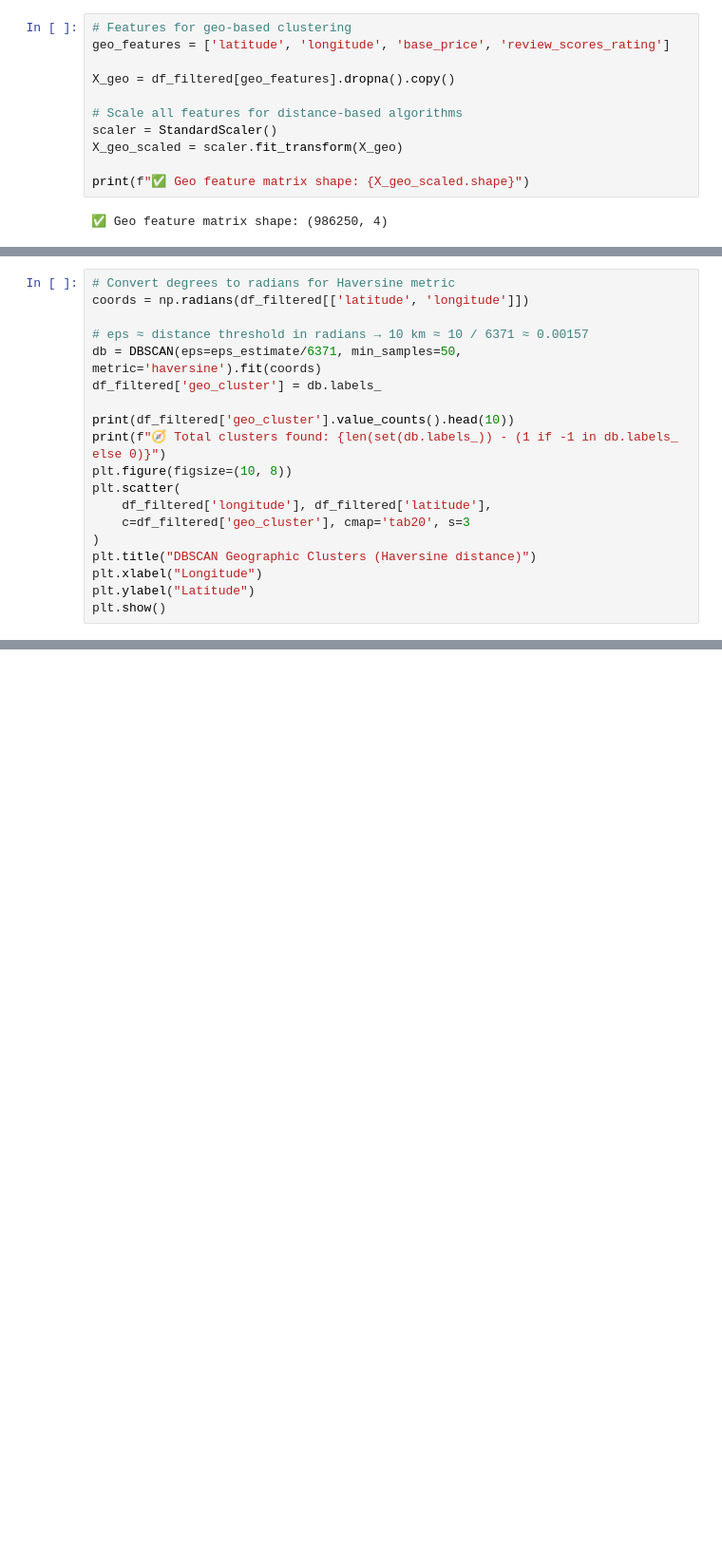
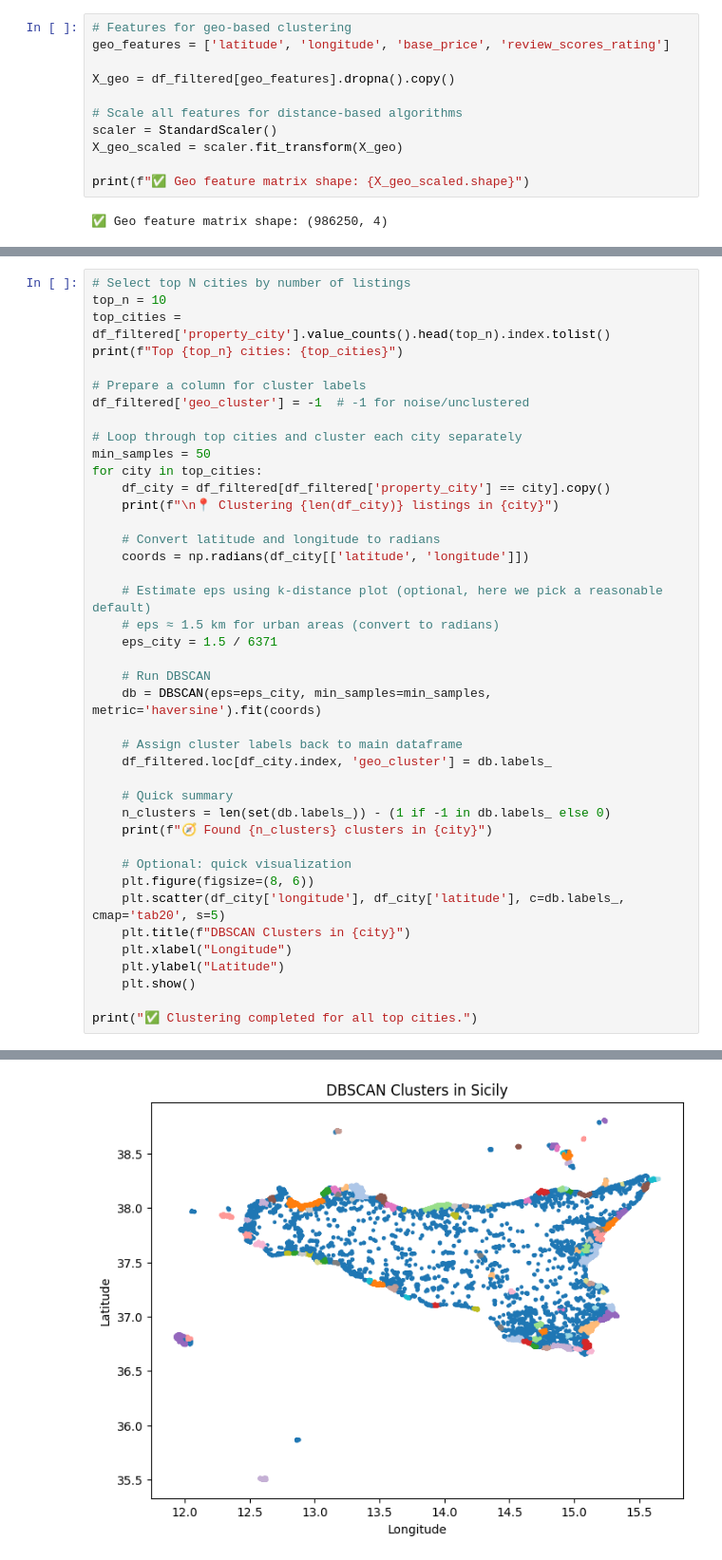
Before and after one commit to YassineEng/EDA-Clustering-Time-series---Regression-Model-Airbnb-Data, a Jupyter notebook: notebooks/02_clustering.ipynb, the cells around one changed output, grey strips where cells are left out. Shown at 95% size. Saved outputs shown, nothing was run; the diff lists cells and outputs as text; blank space fills up the shorter version.

```diff
--- a/notebooks/02_clustering.ipynb
+++ b/notebooks/02_clustering.ipynb
@@ -255,19 +215,0 @@ print(f"💡 Suggested eps for DBSCAN: {eps_estimate:.2f} km")
-# %%
-# Convert degrees to radians for Haversine metric
-coords = np.radians(df_filtered[['latitude', 'longitude']])
-
-# eps ≈ distance threshold in radians → 10 km ≈ 10 / 6371 ≈ 0.00157
-db = DBSCAN(eps=eps_estimate/6371, min_samples=50, metric='haversine').fit(coords)
-df_filtered['geo_cluster'] = db.labels_
-
-print(df_filtered['geo_cluster'].value_counts().head(10))
-print(f"🧭 Total clusters found: {len(set(db.labels_)) - (1 if -1 in db.labels_ else 0)}")
-plt.figure(figsize=(10, 8))
-plt.scatter(
-    df_filtered['longitude'], df_filtered['latitude'],
-    c=df_filtered['geo_cluster'], cmap='tab20', s=3
-)
-plt.title("DBSCAN Geographic Clusters (Haversine distance)")
-plt.xlabel("Longitude")
-plt.ylabel("Latitude")
-plt.show()
@@ -320,0 +216,42 @@ MemoryError:
+# %%
+# Select top N cities by number of listings
+top_n = 10
+top_cities = df_filtered['property_city'].value_counts().head(top_n).index.tolist()
+print(f"Top {top_n} cities: {top_cities}")
+
+# Prepare a column for cluster labels
+df_filtered['geo_cluster'] = -1  # -1 for noise/unclustered
+
+# Loop through top cities and cluster each city separately
+min_samples = 50
+for city in top_cities:
+    df_city = df_filtered[df_filtered['property_city'] == city].copy()
+    print(f"\n📍 Clustering {len(df_city)} listings in {city}")
+
+    # Convert latitude and longitude to radians
+    coords = np.radians(df_city[['latitude', 'longitude']])
+
+    # Estimate eps using k-distance plot (optional, here we pick a reasonable default)
+    # eps ≈ 1.5 km for urban areas (convert to radians)
+    eps_city = 1.5 / 6371
+
+    # Run DBSCAN
+    db = DBSCAN(eps=eps_city, min_samples=min_samples, metric='haversine').fit(coords)
+
+    # Assign cluster labels back to main dataframe
+    df_filtered.loc[df_city.index, 'geo_cluster'] = db.labels_
+
+    # Quick summary
+    n_clusters = len(set(db.labels_)) - (1 if -1 in db.labels_ else 0)
+    print(f"🧭 Found {n_clusters} clusters in {city}")
+
+    # Optional: quick visualization
+    plt.figure(figsize=(8, 6))
+    plt.scatter(df_city['longitude'], df_city['latitude'], c=db.labels_, cmap='tab20', s=5)
+    plt.title(f"DBSCAN Clusters in {city}")
+    plt.xlabel("Longitude")
+    plt.ylabel("Latitude")
+    plt.show()
+
+print("✅ Clustering completed for all top cities.")
+# %% [output]
@@ -320,0 +262 @@ MemoryError:
+[figure, added]
```
Also changed, not shown: parts of 10 cells of this notebook.
